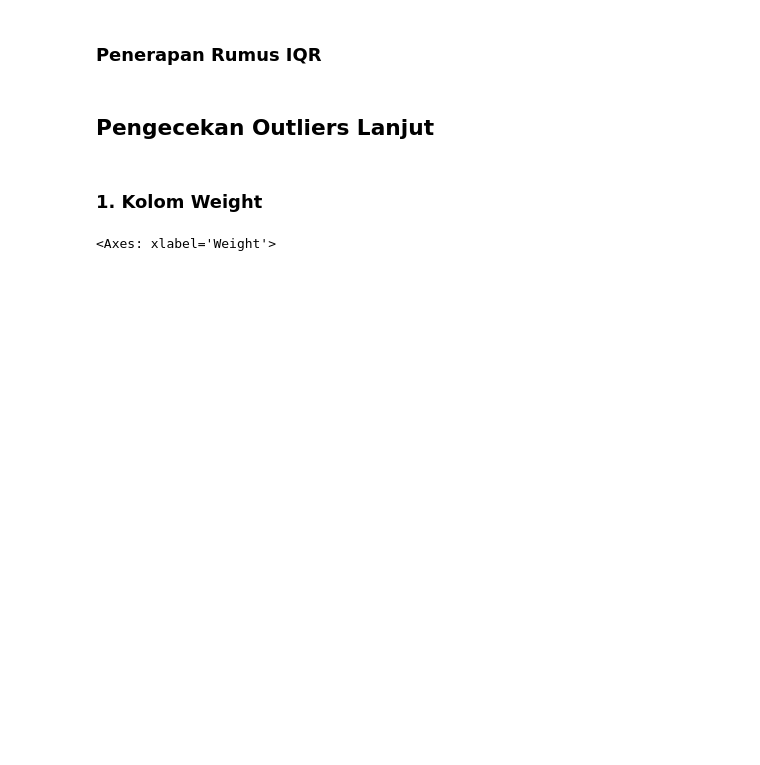
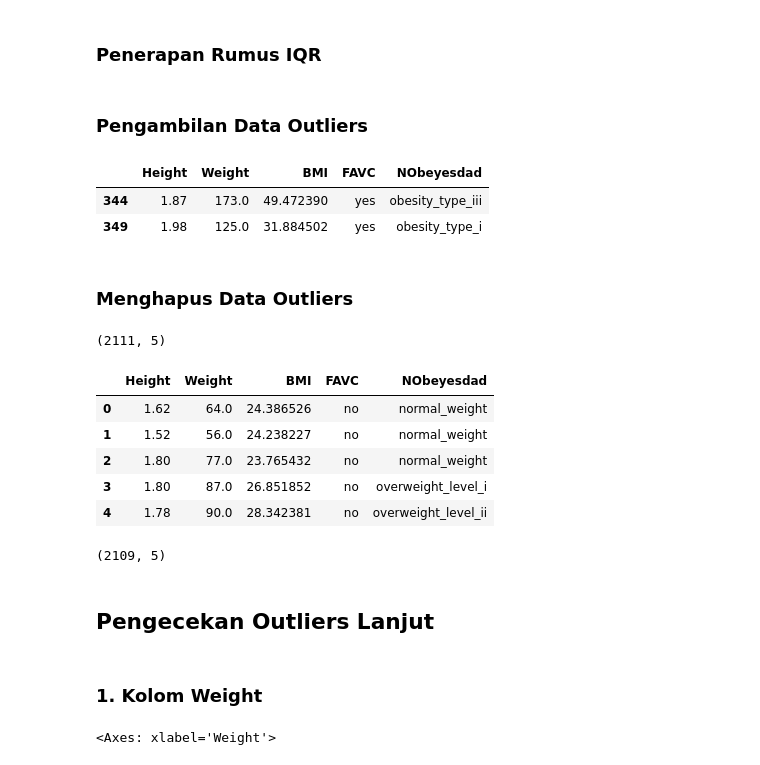
Before and after one commit to ishala/obesity-analysis-and-recommender-system, a Jupyter notebook: Submission 1/analisis.ipynb, the cells around one changed output. Drawn from its saved outputs; the diff is of its cells as text; code cells hidden in the pictures; blank space fills up the shorter version.

```diff
--- a/Submission 1/analisis.ipynb
+++ b/Submission 1/analisis.ipynb
@@ -262,16 +262,58 @@ obesDf.shape
 # %% [markdown]
 ### Penerapan Rumus IQR
 # %%
+numerical = obesDf.select_dtypes(include=['float64', 'int64'])
+categorical = obesDf.select_dtypes(include=['object'])
+
 # Mengambil kuartil 1 dari keseluruhan data
-q1 = obesDf.quantile(0.25)
+q1 = numerical.quantile(0.25)
 # Mengambil kuartil 3 dari keseluruhan data
-q3 = obesDf.quantile(0.75)
+q3 = numerical.quantile(0.75)
 
 # Mengurangkan antara kuartil 1 dan 3
 iqr = q3 - q1
 
-# Menerapkan rumus IQR
-obesDf = obesDf[~((obesDf < (q1 - 1.5 * iqr)) | (obesDf > (q3 + 1.5 * iqr))).any(axis=1)]
+# Batas atas
+upper = q3 + 1.5 * iqr
+
+# Batas bawah
+bottom = q1 - 1.5 * iqr
+
+# Rumus outliers
+outliers = ((numerical < bottom) | (numerical > upper))
+# %% [markdown]
+### Pengambilan Data Outliers
+# %%
+# Data outliers
+dataOutliers = obesDf[outliers.any(axis=1)]
+
+dataOutliers
+# %% [output]
+|  | Height | Weight | BMI | FAVC | NObeyesdad |
+| 344 | 1.87 | 173.0 | 49.472390 | yes | obesity_type_iii |
+| 349 | 1.98 | 125.0 | 31.884502 | yes | obesity_type_i |
+# %% [markdown]
+### Menghapus Data Outliers
+# %%
+# Cek shape awal
+obesDf.shape
+# %% [output]
+(2111, 5)
+# %%
+# Menambahkan notasi not
+cleanedObesDf = obesDf[~outliers.any(axis=1)]
+cleanedObesDf.head()
+# %% [output]
+|  | Height | Weight | BMI | FAVC | NObeyesdad |
+| 0 | 1.62 | 64.0 | 24.386526 | no | normal_weight |
+| 1 | 1.52 | 56.0 | 24.238227 | no | normal_weight |
+| 2 | 1.80 | 77.0 | 23.765432 | no | normal_weight |
+| 3 | 1.80 | 87.0 | 26.851852 | no | overweight_level_i |
+| 4 | 1.78 | 90.0 | 28.342381 | no | overweight_level_ii |
+# %%
+cleanedObesDf.shape
+# %% [output]
+(2109, 5)
 # %% [markdown]
 ## Pengecekan Outliers Lanjut
 # %% [markdown]
```
Also changed, not shown: parts of 29 cells of this notebook.
